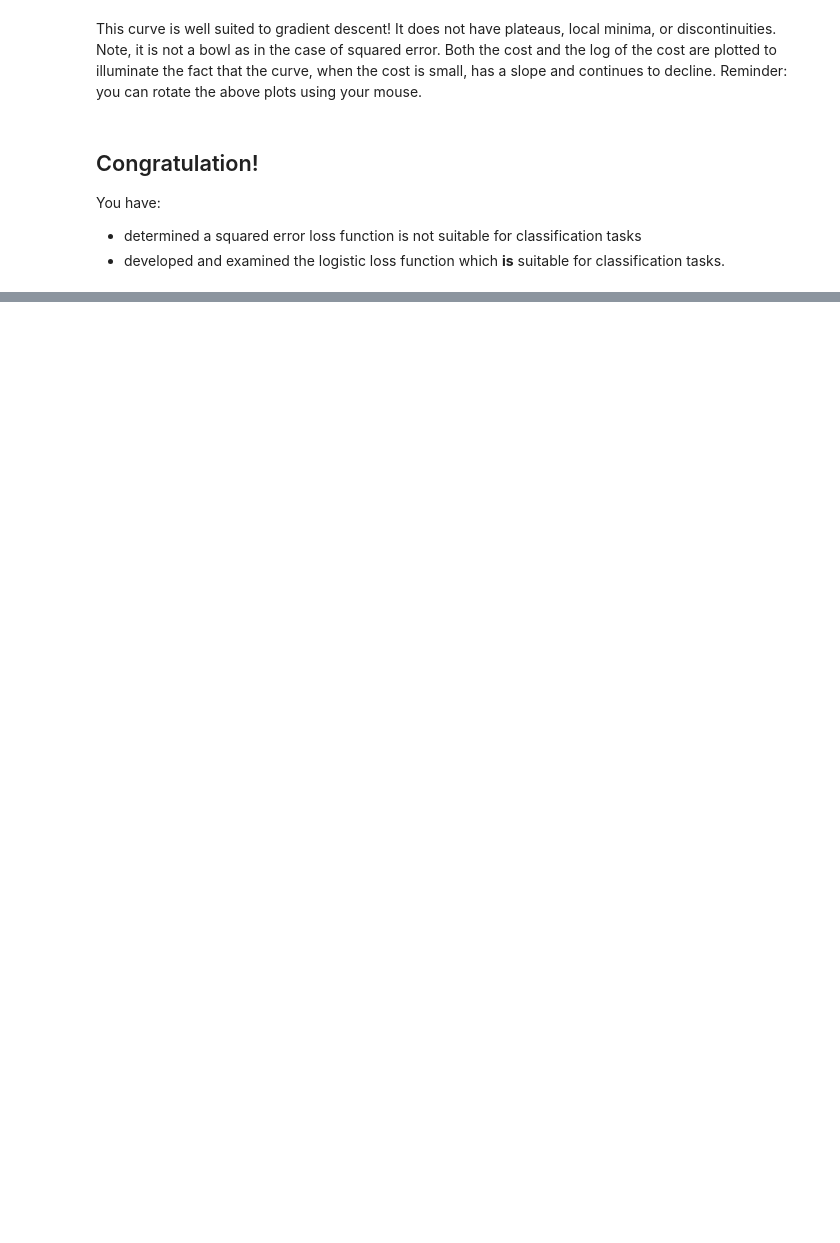
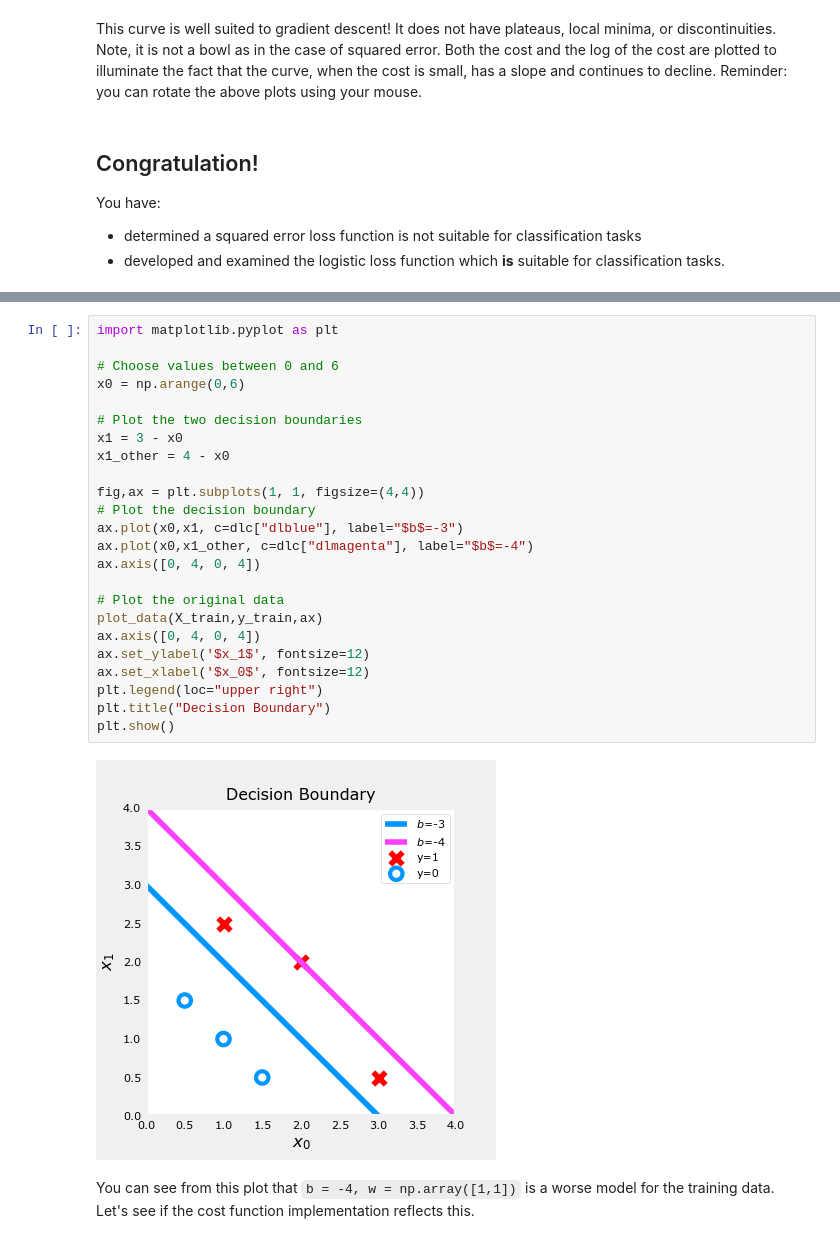
Before and after one commit to weiweia92/coursera_MachineLearning, a Jupyter notebook: Classification_with_Logistic_Regression/C1_W3_Lab01_Classification_logistic_regression.ipynb, the cells around one changed output, grey strips where cells are left out. Drawn from its saved outputs; the diff is of its cells as text; blank space fills up the shorter version.

```diff
--- a/Classification_with_Logistic_Regression/C1_W3_Lab01_Classification_logistic_regression.ipynb
+++ b/Classification_with_Logistic_Regression/C1_W3_Lab01_Classification_logistic_regression.ipynb
@@ -504,0 +612,28 @@ You have:
+# %%
+import matplotlib.pyplot as plt
+
+# Choose values between 0 and 6
+x0 = np.arange(0,6)
+
+# Plot the two decision boundaries
+x1 = 3 - x0
+x1_other = 4 - x0
+
+fig,ax = plt.subplots(1, 1, figsize=(4,4))
+# Plot the decision boundary
+ax.plot(x0,x1, c=dlc["dlblue"], label="$b$=-3")
+ax.plot(x0,x1_other, c=dlc["dlmagenta"], label="$b$=-4")
+ax.axis([0, 4, 0, 4])
+
+# Plot the original data
+plot_data(X_train,y_train,ax)
+ax.axis([0, 4, 0, 4])
+ax.set_ylabel('$x_1$', fontsize=12)
+ax.set_xlabel('$x_0$', fontsize=12)
+plt.legend(loc="upper right")
+plt.title("Decision Boundary")
+plt.show()
+# %% [output]
+[figure, added]
+# %% [markdown]
+You can see from this plot that `b = -4, w = np.array([1,1])` is a worse model for the training data. Let's see if the cost function implementation reflects this.
```
Also changed, not shown: parts of 95 cells of this notebook, 9 other files.
